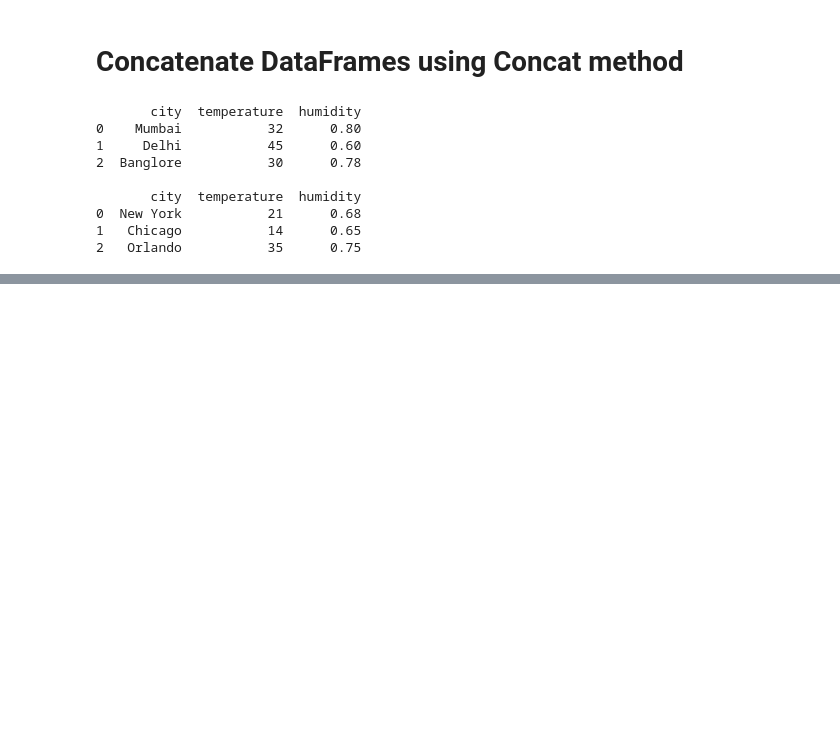
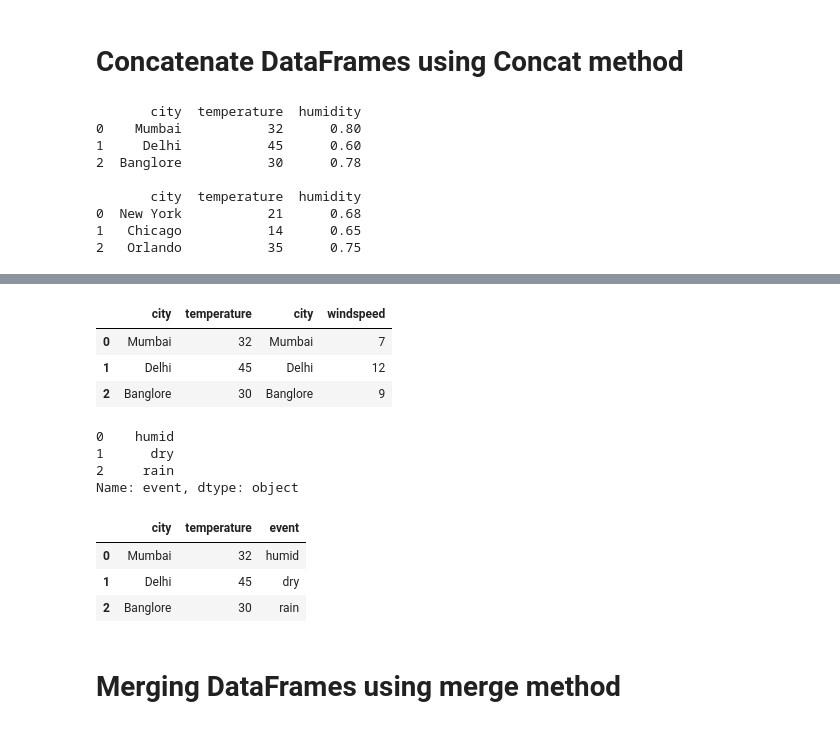
Before and after one commit to LEMSantos/LearningPandas, a Jupyter notebook: Modyfiying DataFrames.ipynb, the cells around one changed output, grey strips where cells are left out. Cells and saved outputs as stored; diff of their text form; code cells hidden in the pictures; blank space fills up the shorter version.

```diff
--- a/Modyfiying DataFrames.ipynb
+++ b/Modyfiying DataFrames.ipynb
@@ -106,0 +136,11 @@ print(us_weather)
+# %%
+temperature_df = pd.DataFrame({
+    "city": ['Mumbai', 'Delhi', 'Banglore'],
+    "temperature": [32, 45, 30]
+})
+windspeed_df = pd.DataFrame({
+    "city": ['Mumbai', 'Delhi', 'Banglore'],
+    "windspeed": [7, 12, 9]
+})
+print(temperature_df)
+print(windspeed_df)
@@ -106,0 +156,26 @@ print(us_weather)
+# %%
+df = pd.concat([temperature_df,windspeed_df], axis = 1)
+df
+# %% [output]
+|  | city | temperature | city | windspeed |
+| 0 | Mumbai | 32 | Mumbai | 7 |
+| 1 | Delhi | 45 | Delhi | 12 |
+| 2 | Banglore | 30 | Banglore | 9 |
+# %%
+event = pd.Series(['humid','dry','rain'], name="event")
+event
+# %% [output]
+0    humid
+1      dry
+2     rain
+Name: event, dtype: object
+# %%
+df = pd.concat([temperature_df, event], axis = 1)
+df
+# %% [output]
+|  | city | temperature | event |
+| 0 | Mumbai | 32 | humid |
+| 1 | Delhi | 45 | dry |
+| 2 | Banglore | 30 | rain |
+# %% [markdown]
+# Merging DataFrames using merge method
```
Also changed, not shown: parts of 10 cells of this notebook.
